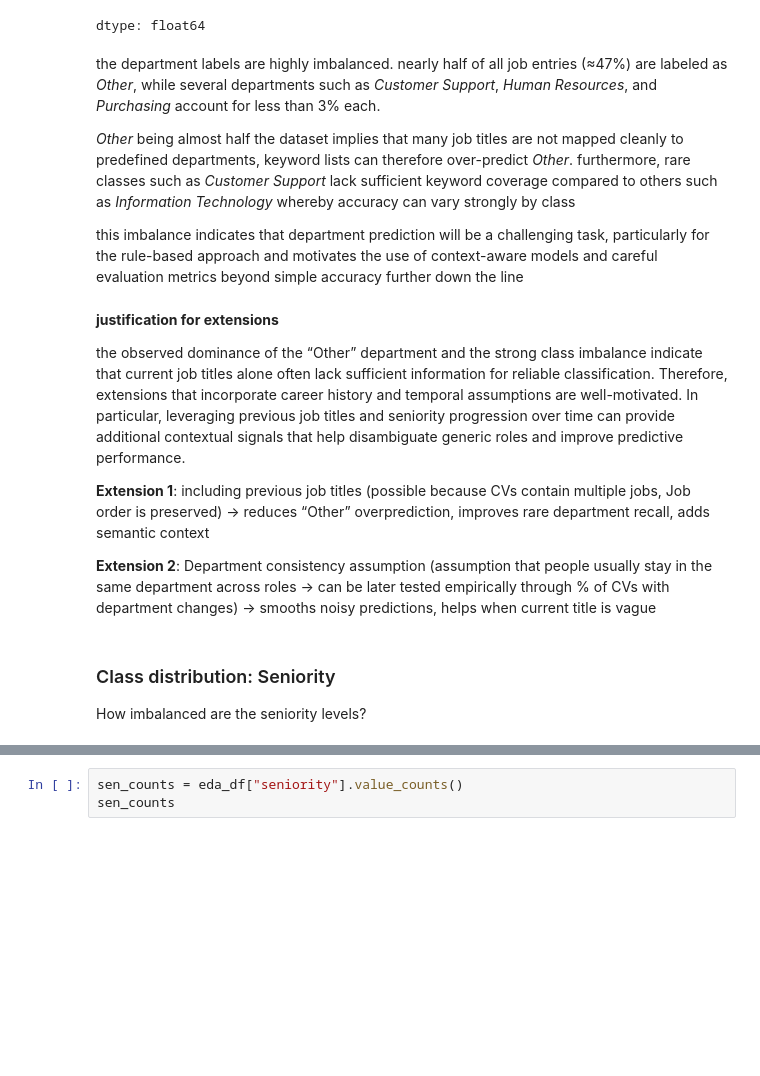
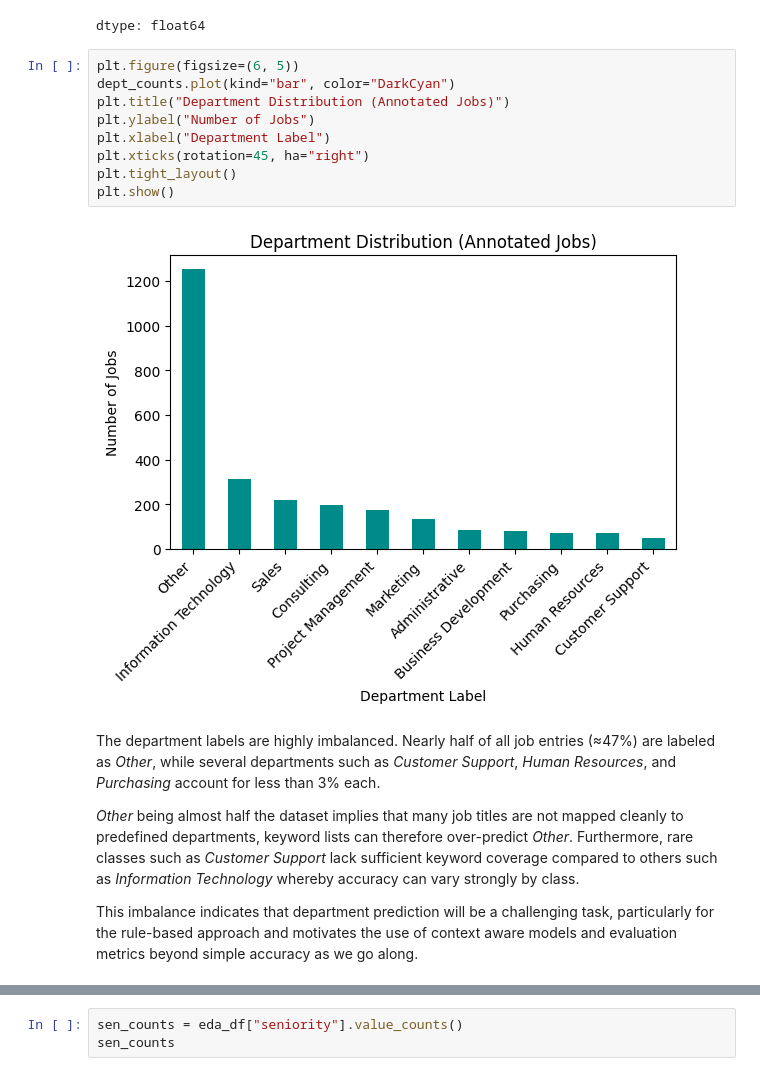
Before and after one commit to luisadosch/nlp-job-title-classification-benchmark-snapaddy, a Jupyter notebook: Untitled0.ipynb, the cells around one changed output, grey strips where cells are left out. Drawn from its saved outputs; the diff is of its cells as text; blank space fills up the shorter version.

```diff
--- a/Untitled0.ipynb
+++ b/Untitled0.ipynb
@@ -428,26 +582,21 @@ dept_percent.round(2)
 | Human Resources | 2.65 |
 | Customer Support | 1.82 |
 dtype: float64
+# %%
+plt.figure(figsize=(6, 5))
+dept_counts.plot(kind="bar", color="DarkCyan")
+plt.title("Department Distribution (Annotated Jobs)")
+plt.ylabel("Number of Jobs")
+plt.xlabel("Department Label")
+plt.xticks(rotation=45, ha="right")
+plt.tight_layout()
+plt.show()
+# %% [output]
+[figure, added]
 # %% [markdown]
-the department labels are highly imbalanced. nearly half of all job entries (≈47%) are labeled as *Other*, while several departments such as *Customer Support*, *Human Resources*, and *Purchasing* account for less than 3% each.
+The department labels are highly imbalanced. Nearly half of all job entries (≈47%) are labeled as *Other*, while several departments such as *Customer Support*, *Human Resources*, and *Purchasing* account for less than 3% each.
 
 *Other* being almost half the dataset implies that many job titles are not mapped cleanly to predefined departments, keyword lists can therefore over-predict *Other*.
-furthermore, rare classes such as *Customer Support* lack sufficient keyword coverage compared to others such as *Information Technology* whereby accuracy can vary strongly by class
+Furthermore, rare classes such as *Customer Support* lack sufficient keyword coverage compared to others such as *Information Technology* whereby accuracy can vary strongly by class.
 
-this imbalance indicates that department prediction will be a challenging task, particularly for the rule-based approach and motivates the use of context-aware models and careful evaluation metrics beyond simple accuracy further down the line
+This imbalance indicates that department prediction will be a challenging task, particularly for the rule-based approach and motivates the use of context aware models and evaluation metrics beyond simple accuracy as we go along.
-# %% [markdown]
-**justification for extensions**
-
-the observed dominance of the “Other” department and the strong class imbalance indicate that current job titles alone often lack sufficient information for reliable classification. Therefore, extensions that incorporate career history and temporal assumptions are well-motivated. In particular, leveraging previous job titles and seniority progression over time can provide additional contextual signals that help disambiguate generic roles and improve predictive performance.
-
-
-**Extension 1**: including previous job titles (possible because CVs contain multiple jobs, Job order is preserved)
--> reduces “Other” overprediction, improves rare department recall, adds semantic context
-
-
-**Extension 2**: Department consistency assumption (assumption that people usually stay in the same department across roles -> can be later tested empirically through % of CVs with department changes)
--> smooths noisy predictions, helps when current title is vague
-# %% [markdown]
-### Class distribution: Seniority
-
-How imbalanced are the seniority levels?
```
Also changed, not shown: parts of 95 cells of this notebook.
